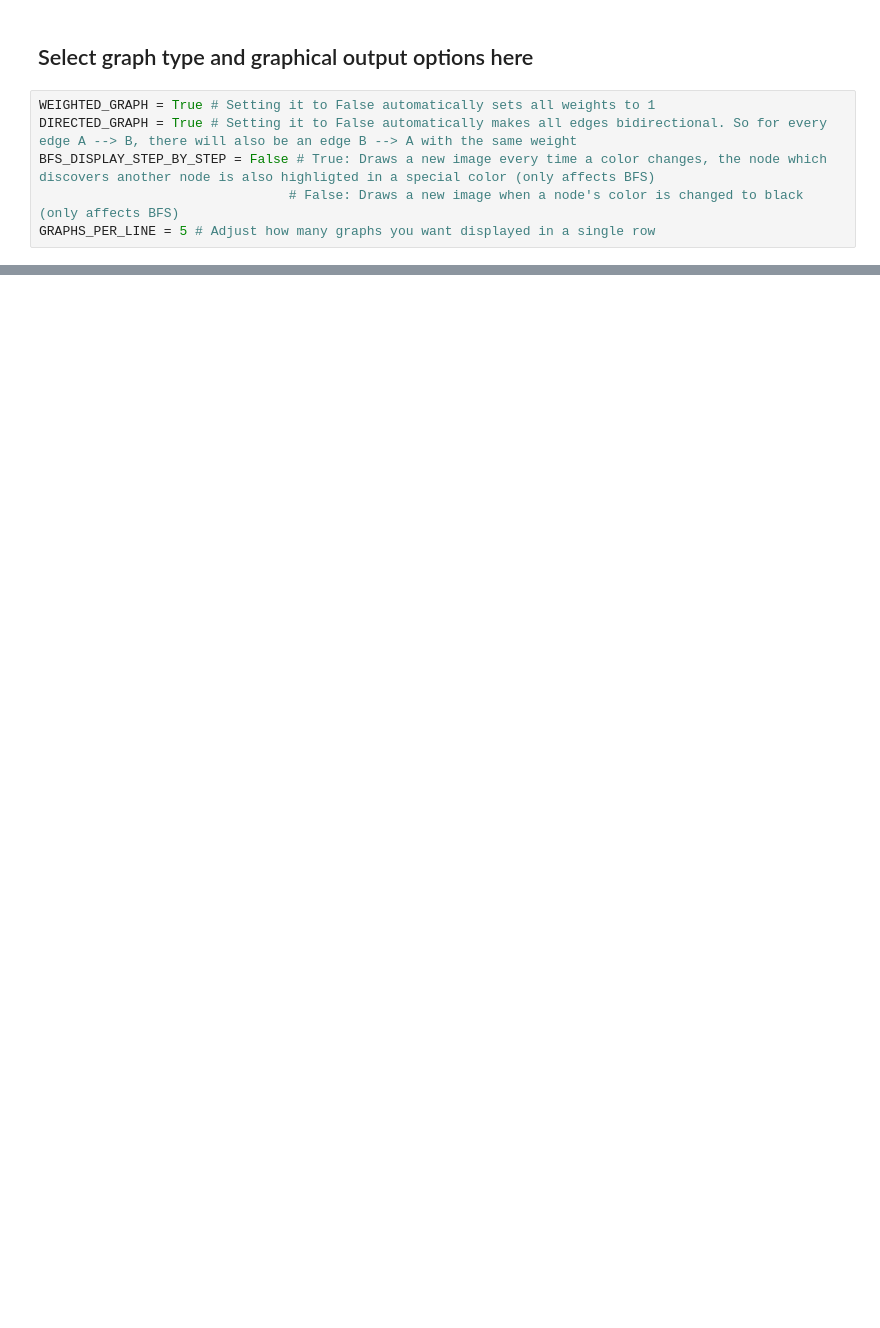
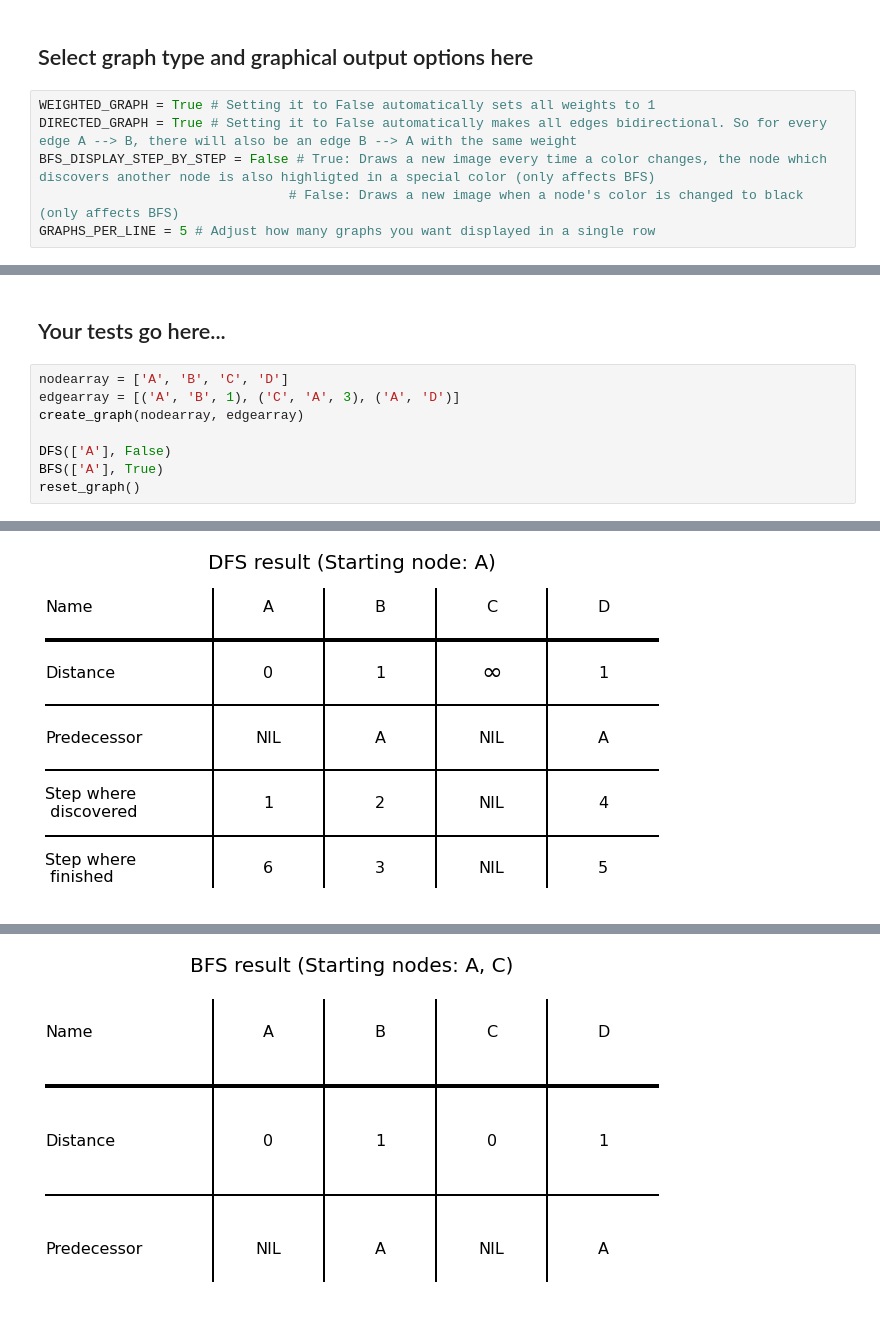
Before and after one commit to JensLiebehenschel/AlgDat, a Jupyter notebook: Graph Traversal/BFS_DFS.ipynb, the cells around one changed output, grey strips where cells are left out. Saved outputs shown, nothing was run; the diff lists cells and outputs as text; blank space fills up the shorter version.

```diff
--- a/Graph Traversal/BFS_DFS.ipynb
+++ b/Graph Traversal/BFS_DFS.ipynb
@@ -359,0 +436,11 @@ dfs(start)
+# %% [markdown]
+## Your tests go here...
+# %%
+nodearray = ['A', 'B', 'C', 'D']
+edgearray = [('A', 'B', 1), ('C', 'A', 3), ('A', 'D')]
+create_graph(nodearray, edgearray)
+
+DFS(['A'], False)
+BFS(['A'], True)
+reset_graph()
+# %% [output]
@@ -359,0 +449 @@ dfs(start)
+[figure, added]
@@ -359,0 +452 @@ dfs(start)
+[figure, added]
```
Also changed, not shown: parts of 18 cells of this notebook.
